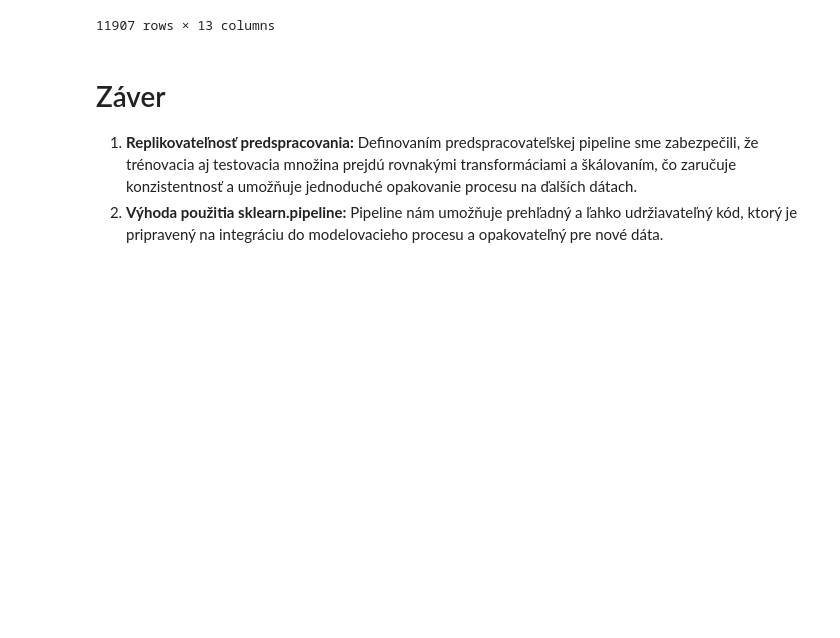
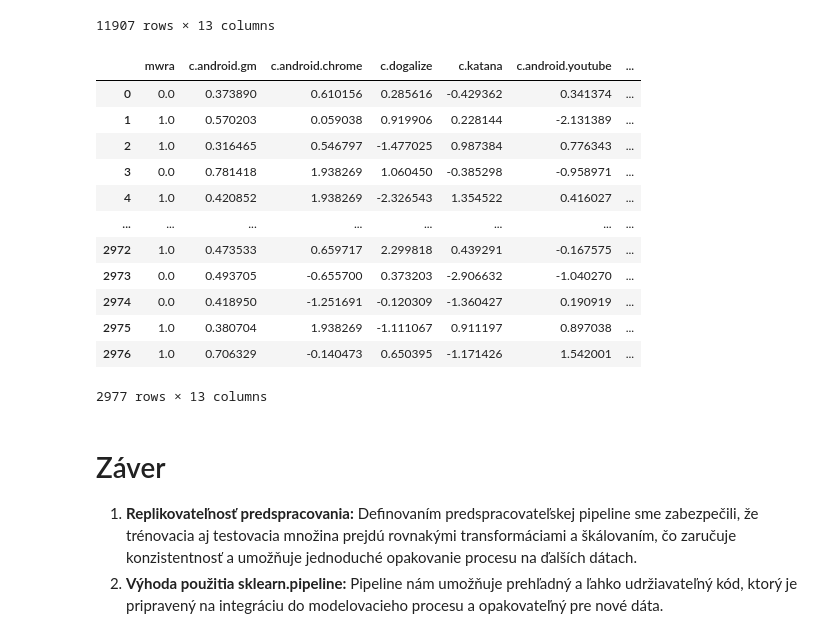
Before and after one commit to RikoAppDev/iau-course-assignments, a Jupyter notebook: zadanie-faza2.ipynb, the cells around one changed output. Cells and saved outputs as stored; diff of their text form; code cells hidden in the pictures; blank space fills up the shorter version.

```diff
--- a/zadanie-faza2.ipynb
+++ b/zadanie-faza2.ipynb
@@ -753,6 +753,8 @@ skewed_column = ['p.olauncher']
 
 X_train = train_data.drop(columns=['mwra'])
 y_train = train_data['mwra']
+X_test = test_data.drop(columns=['mwra'])
+y_test = test_data['mwra']
 
 # Krok 1: Quantile Transformácia pre šikmý stĺpec
 quantile_transformer = Pipeline(steps=[
@@ -796,9 +798,11 @@ pipeline = Pipeline(steps=[
 
 # Aplikácia pipeline na trénovacie dáta bez 'mwra'
 X_train_transformed = pipeline.fit_transform(X_train)
+X_test_transformed = pipeline.transform(X_test)
 
 # Spojenie transformovaných dát s cieľovým stĺpcom 'mwra'
 train_transformed = pd.concat([y_train.reset_index(drop=True), X_train_transformed], axis=1)
+test_transformed = pd.concat([y_test.reset_index(drop=True), pd.DataFrame(X_test_transformed, columns=X_test.columns)], axis=1)
 
 train_transformed
 # %% [output]
@@ -819,6 +823,22 @@ train_transformed
 | 11905 | 1.0 | 0.525357 | 0.059038 | -0.434311 | -0.717179 | 1.097546 | ... |
 | 11906 | 0.0 | 0.578877 | -0.383966 | 0.504597 | -0.209364 | -0.522955 | ... |
 11907 rows × 13 columns
+# %%
+test_transformed
+# %% [output]
+|  | mwra | c.android.gm | c.android.chrome | c.dogalize | c.katana | c.android.youtube | ... |
+| 0 | 0.0 | 0.373890 | 0.610156 | 0.285616 | -0.429362 | 0.341374 | ... |
+| 1 | 1.0 | 0.570203 | 0.059038 | 0.919906 | 0.228144 | -2.131389 | ... |
+| 2 | 1.0 | 0.316465 | 0.546797 | -1.477025 | 0.987384 | 0.776343 | ... |
+| 3 | 0.0 | 0.781418 | 1.938269 | 1.060450 | -0.385298 | -0.958971 | ... |
+| 4 | 1.0 | 0.420852 | 1.938269 | -2.326543 | 1.354522 | 0.416027 | ... |
+| ... | ... | ... | ... | ... | ... | ... | ... |
+| 2972 | 1.0 | 0.473533 | 0.659717 | 2.299818 | 0.439291 | -0.167575 | ... |
+| 2973 | 0.0 | 0.493705 | -0.655700 | 0.373203 | -2.906632 | -1.040270 | ... |
+| 2974 | 0.0 | 0.418950 | -1.251691 | -0.120309 | -1.360427 | 0.190919 | ... |
+| 2975 | 1.0 | 0.380704 | 1.938269 | -1.111067 | 0.911197 | 0.897038 | ... |
+| 2976 | 1.0 | 0.706329 | -0.140473 | 0.650395 | -1.171426 | 1.542001 | ... |
+2977 rows × 13 columns
 # %% [markdown]
 # Záver
 
```
Also changed, not shown: parts of 2 cells of this notebook, 2 other files.
